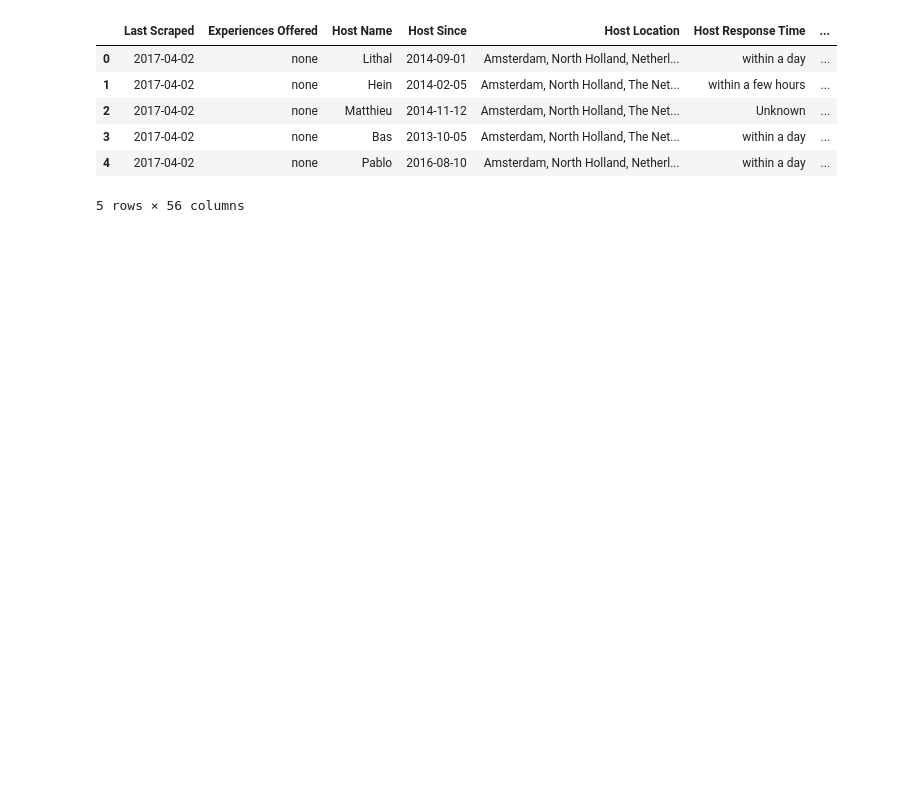
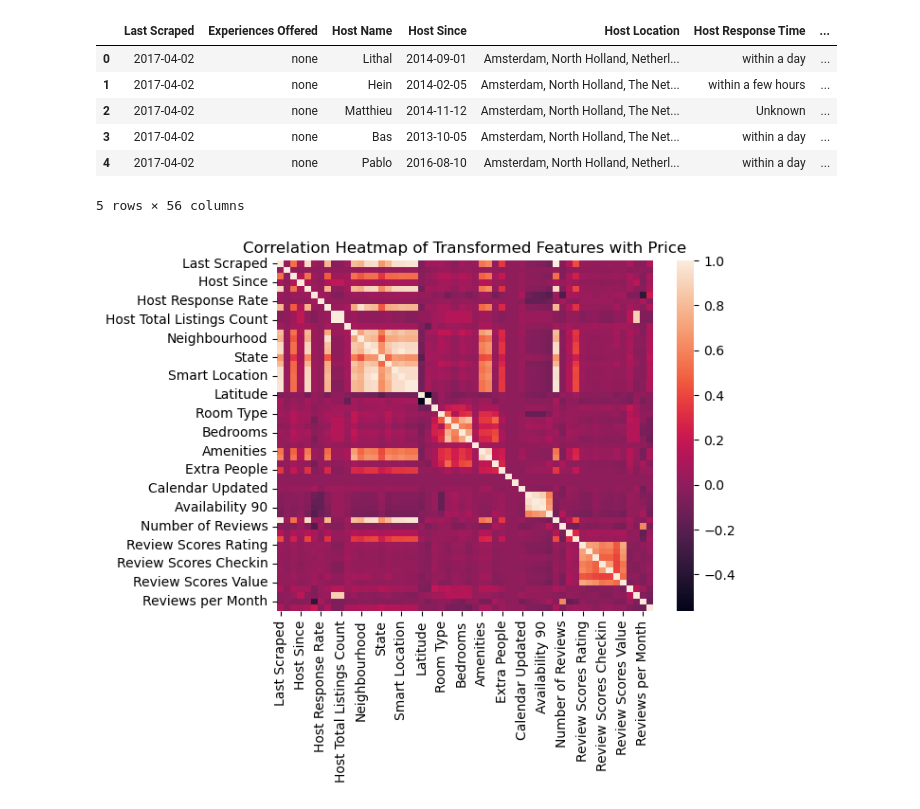
Before and after one commit to deerings/Capstone, a Jupyter notebook: notebooks/Models.ipynb, the cells around one changed output. Saved outputs shown, nothing was run; the diff lists cells and outputs as text; code cells hidden in the pictures; blank space fills up the shorter version.

```diff
--- a/notebooks/Models.ipynb
+++ b/notebooks/Models.ipynb
@@ -12,3 +20,21 @@ df.head(5)
 | 3 | 2017-04-02 | none | Bas | 2013-10-05 | Amsterdam, North Holland, The Net... | within a day | ... |
 | 4 | 2017-04-02 | none | Pablo | 2016-08-10 | Amsterdam, North Holland, Netherl... | within a day | ... |
 5 rows × 56 columns
+# %%
+categorical_cols = df.select_dtypes(include=['object']).columns
+df_le = df.copy()
+for col in categorical_cols:
+    le = LabelEncoder()
+    df_le[col] = df_le.groupby(col)['Price'].transform('mean')
+datetime_column = df.select_dtypes(include=['datetime64']).columns
+for col in datetime_column:
+    df_le[col] = df_le[col].astype('int64') // 10**9
+# %%
+corr_matrix = df_le.corr()
+sns.heatmap(corr_matrix)
+
+# Set the title of the plot
+plt.title('Correlation Heatmap of Transformed Features with Price', fontsize=12)
+plt.show()
+# %% [output]
+[figure, added]
```
Also changed, not shown: parts of 6 cells of this notebook.
